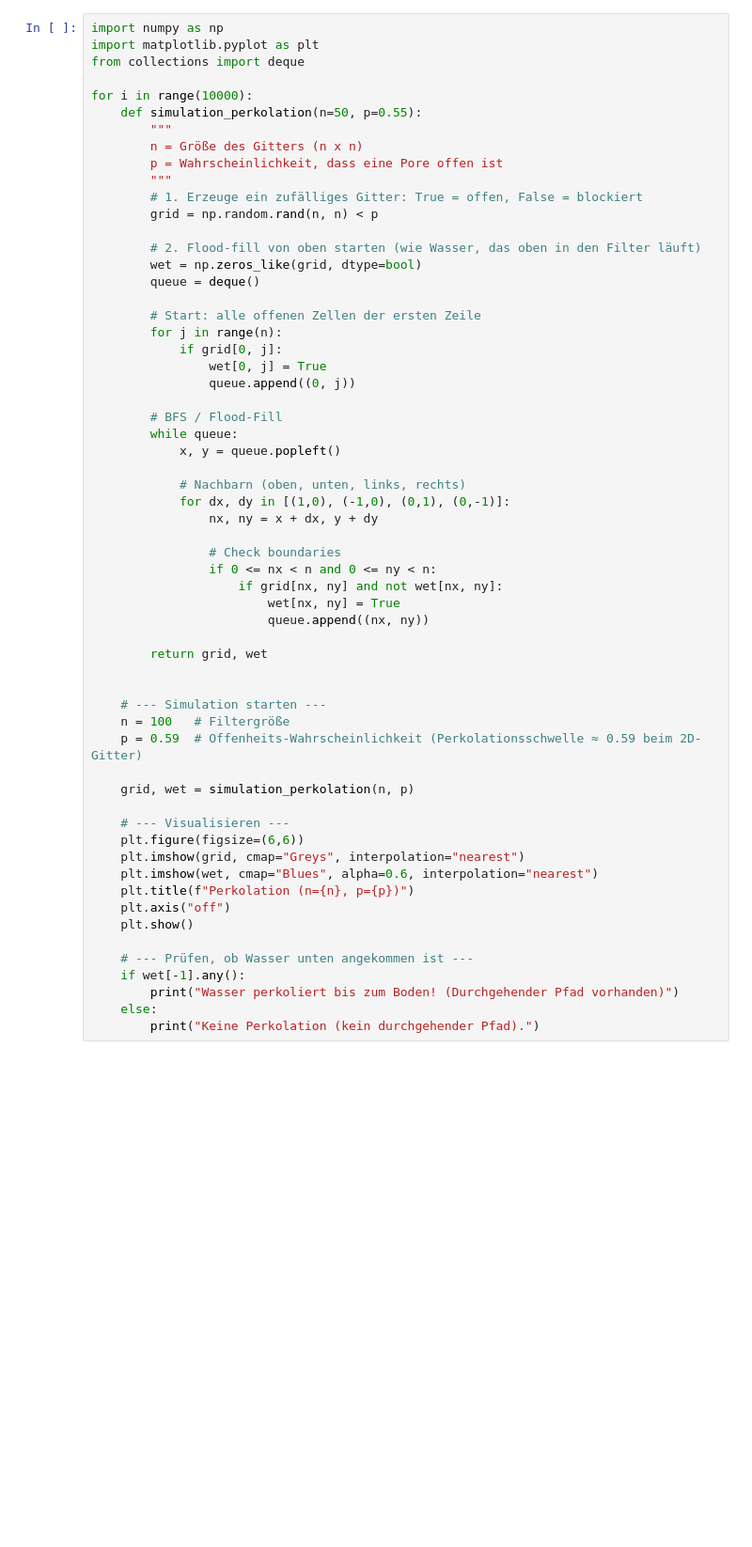
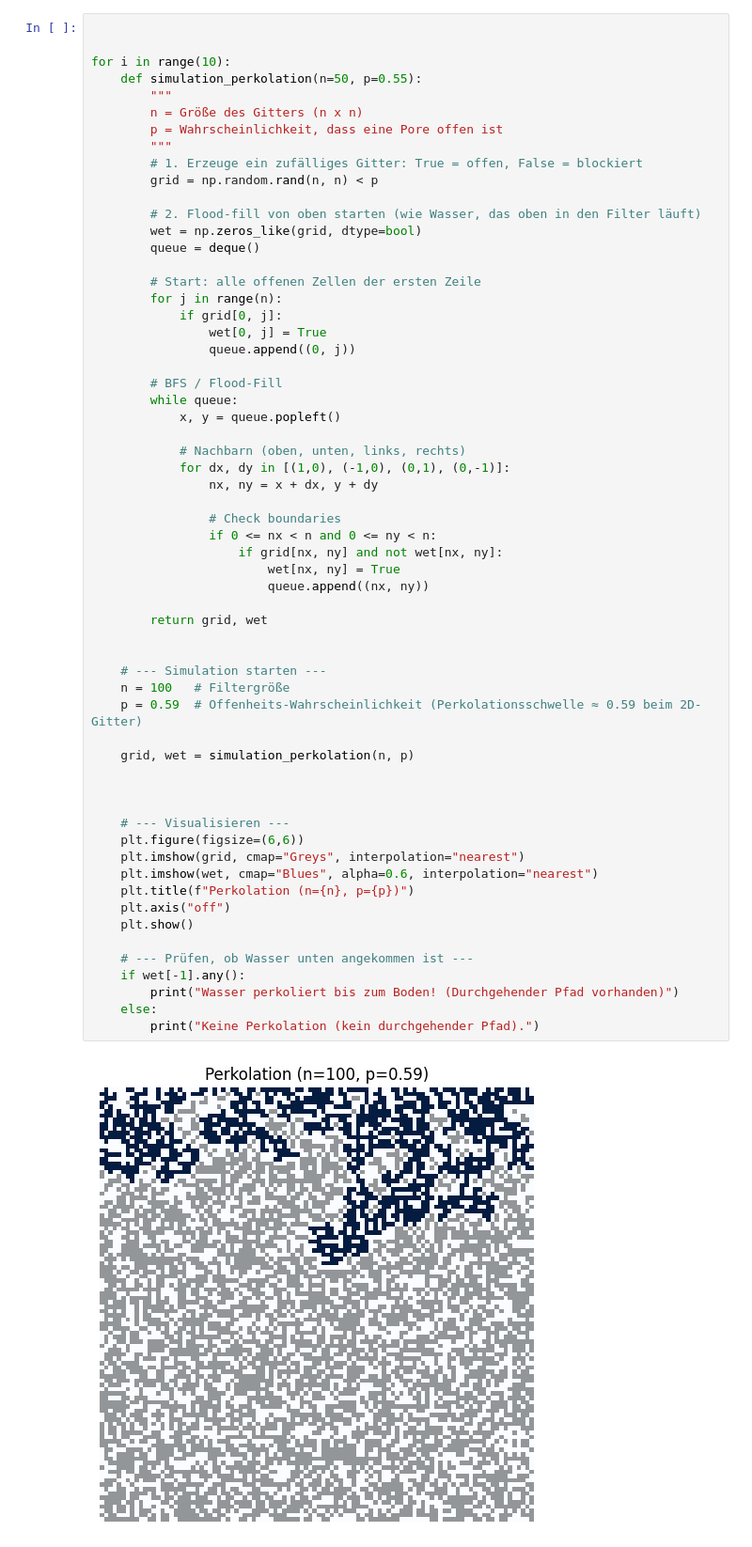
Before and after one commit to Lukas-hgs/TG12-3, a Jupyter notebook: Seminarkurs/Seminar_Arbeit.ipynb, the cells around one changed output. Shown at 94% size. Saved outputs shown, nothing was run; the diff lists cells and outputs as text; blank space fills up the shorter version.

```diff
--- a/Seminarkurs/Seminar_Arbeit.ipynb
+++ b/Seminarkurs/Seminar_Arbeit.ipynb
@@ -1,9 +5,7 @@
 # %%
-import numpy as np
-import matplotlib.pyplot as plt
-from collections import deque
 
-for i in range(10000):
+
+for i in range(10):
     def simulation_perkolation(n=50, p=0.55):
         """
         n = Größe des Gitters (n x n)
@@ -32,30 +34,33 @@ for i in range(10000):
 
                 # Check boundaries
                 if 0 <= nx < n and 0 <= ny < n:
                     if grid[nx, ny] and not wet[nx, ny]:
                         wet[nx, ny] = True
                         queue.append((nx, ny))
 
         return grid, wet
 
 
     # --- Simulation starten ---
     n = 100   # Filtergröße
     p = 0.59  # Offenheits-Wahrscheinlichkeit (Perkolationsschwelle ≈ 0.59 beim 2D-Gitter)
 
     grid, wet = simulation_perkolation(n, p)
 
+
+
     # --- Visualisieren ---
     plt.figure(figsize=(6,6))
     plt.imshow(grid, cmap="Greys", interpolation="nearest")
     plt.imshow(wet, cmap="Blues", alpha=0.6, interpolation="nearest")
     plt.title(f"Perkolation (n={n}, p={p})")
     plt.axis("off")
     plt.show()
 
     # --- Prüfen, ob Wasser unten angekommen ist ---
     if wet[-1].any():
         print("Wasser perkoliert bis zum Boden! (Durchgehender Pfad vorhanden)")
     else:
         print("Keine Perkolation (kein durchgehender Pfad).")
 # %% [output]
+[figure, added]
```
Also changed, not shown: parts of 6 cells of this notebook, 1 other file.
